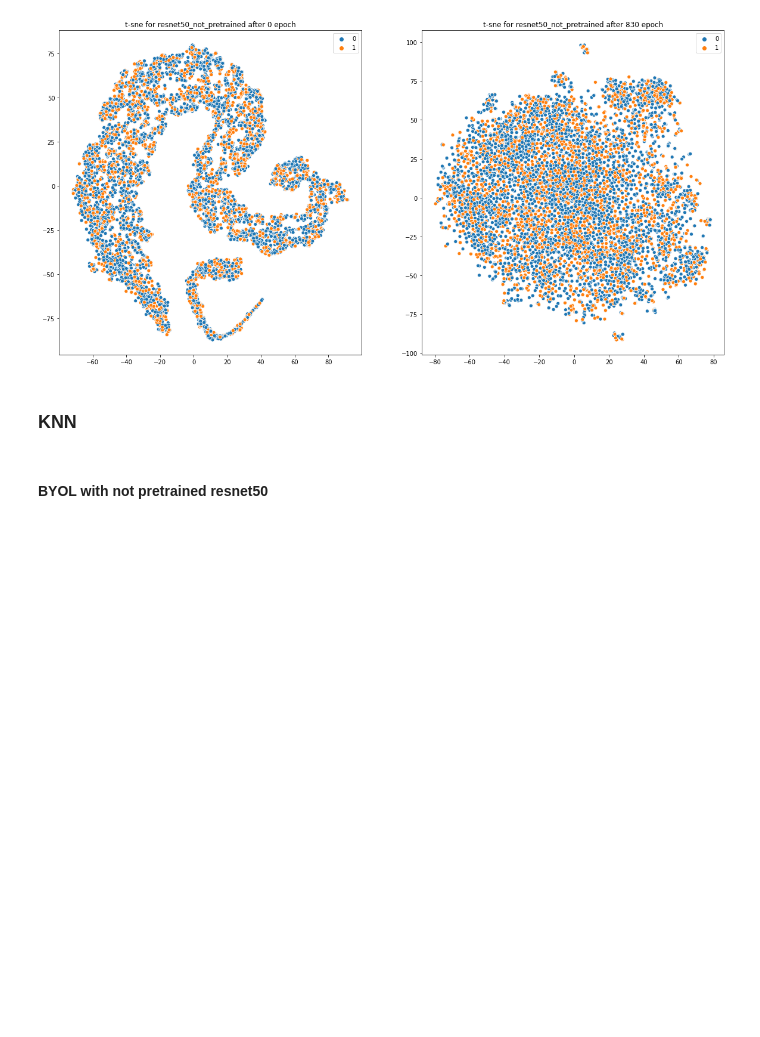
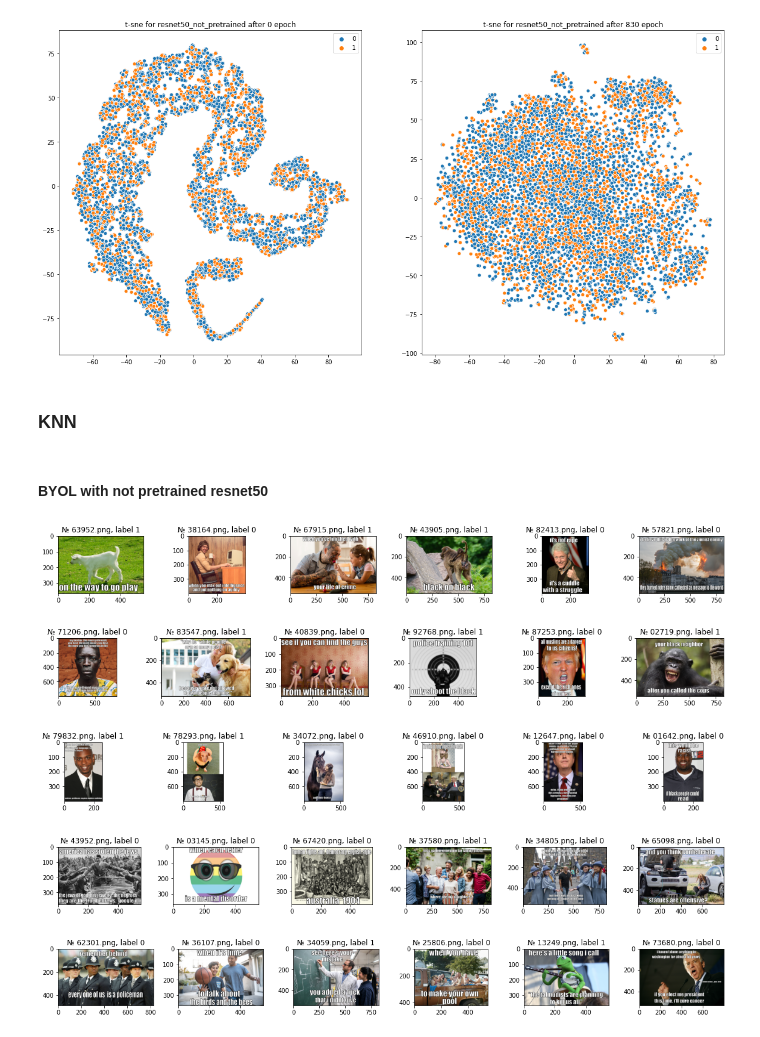
Before and after one commit to onopkosonja/hateful_memes, a Jupyter notebook: train.ipynb, the cells around one changed output. Cells and saved outputs as stored; diff of their text form; code cells hidden in the pictures; blank space fills up the shorter version.

```diff
--- a/train.ipynb
+++ b/train.ipynb
@@ -340,6 +334,12 @@ def plot_knn_examples(knn_idx, val=False):
 random_img = np.random.randint(0, len(TRAIN_DATASET), 5)
 # %%
 model = 'resnet50_not_pretrained'
-knn_idx = find_nearest_neighbors(model, epoch=830)
+knn_idx = find_nearest_neighbors(model, epoch=0)
 plot_knn_examples(knn_idx[random_img])
+# %% [output]
+[figure, added]
+[figure, added]
+[figure, added]
+[figure, added]
+[figure, added]
 # %%
```
Also changed, not shown: parts of 4 cells of this notebook.
